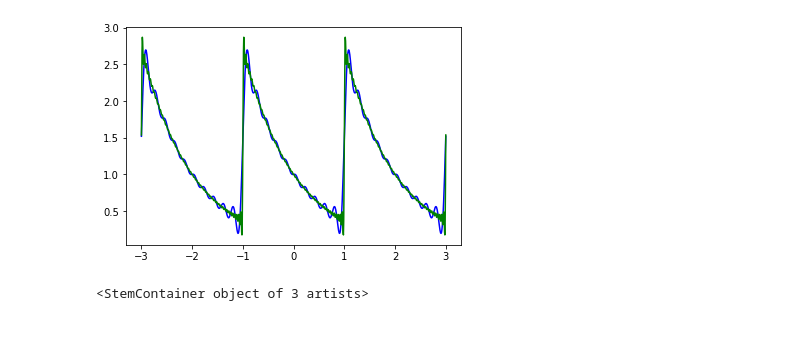
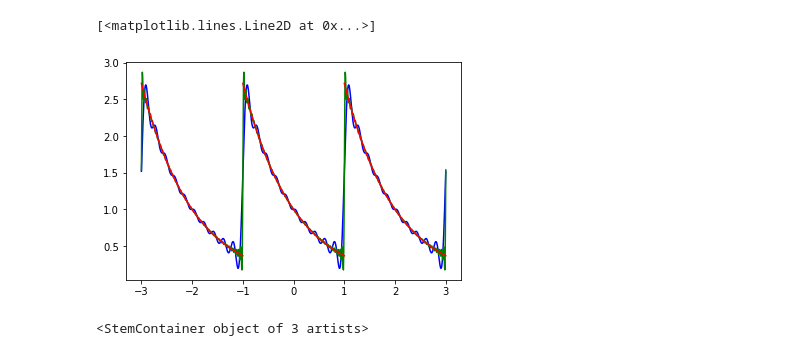
Before and after one commit to xusophia/EE313, a Jupyter notebook: EE313_HW6.ipynb, the cells around one changed output. Saved outputs shown, nothing was run; the diff lists cells and outputs as text; code cells hidden in the pictures.

```diff
--- a/EE313_HW6.ipynb
+++ b/EE313_HW6.ipynb
@@ -5,35 +5,47 @@ import matplotlib.pyplot as plt
 import cmath
 """
 Plot the periodic signal in MATLAB or Python with t ranging from −3 to 3. Use red for this plot.
 Synthesize and plot, on the same graph and in blue,an approximation of x(t) using
 the first 10 components of  the  Fourier  Series.  On  the  same  graph  and  in green, plot the
 approximation using the first 50 components of the Fourier Series.
 """
 
 def get_t_continous(t_range_lo, t_range_hi, how_many_vals_btwn):
     t = np.linspace(t_range_lo, t_range_hi, how_many_vals_btwn)
     return t
 
 def fourier_series(t, num_of_coefficients, color):
     t_values_array = []
     temp_sum = 0
     for t_vals in t:
         temp_sum = 0
         # now want the inner loop to be a summation across n-valuespl at the point t in time
         for n in range(-1*num_of_coefficients, num_of_coefficients+1): # n technically goes  from -infinity to infinity, but just approx a large number
 
             temp_sum += ((((np.cos(n*np.pi)))*(np.e-(np.e ** -1)))/(2*(1+1j*n*np.pi)))*(np.e ** (1j*n*np.pi*t_vals))
         t_values_array.append(temp_sum)
 
     plt.plot(t, t_values_array, color)
 
 
 t = get_t_continous(-3, 3, 1000)
 fourier_series(t, 10, 'b')
 fourier_series(t, 50, 'g')
-y = np.e ** -t
+
+t = np.linspace(-1, 1, 1000)
+y = np.exp(-t)
+plt.plot(t, y, 'r')
+t = np.linspace(-3, -1, 1000)
+y = np.exp(-t-2)
+plt.plot(t, y, 'r')
+t = np.linspace(1, 3, 1000)
+y = np.exp(-t+2)
+plt.plot(t, y, 'r')
+# t = get_t_continous(1, 3, 1000)
+# plt.plot(t, y, 'r')
 # %% [output]
+[<matplotlib.lines.Line2D at 0x...>]
-[figure, old version]
+[figure, new version]
 # %%
 import numpy as np
 import matplotlib.pyplot as plt
```
Also changed, not shown: parts of 2 cells of this notebook.
